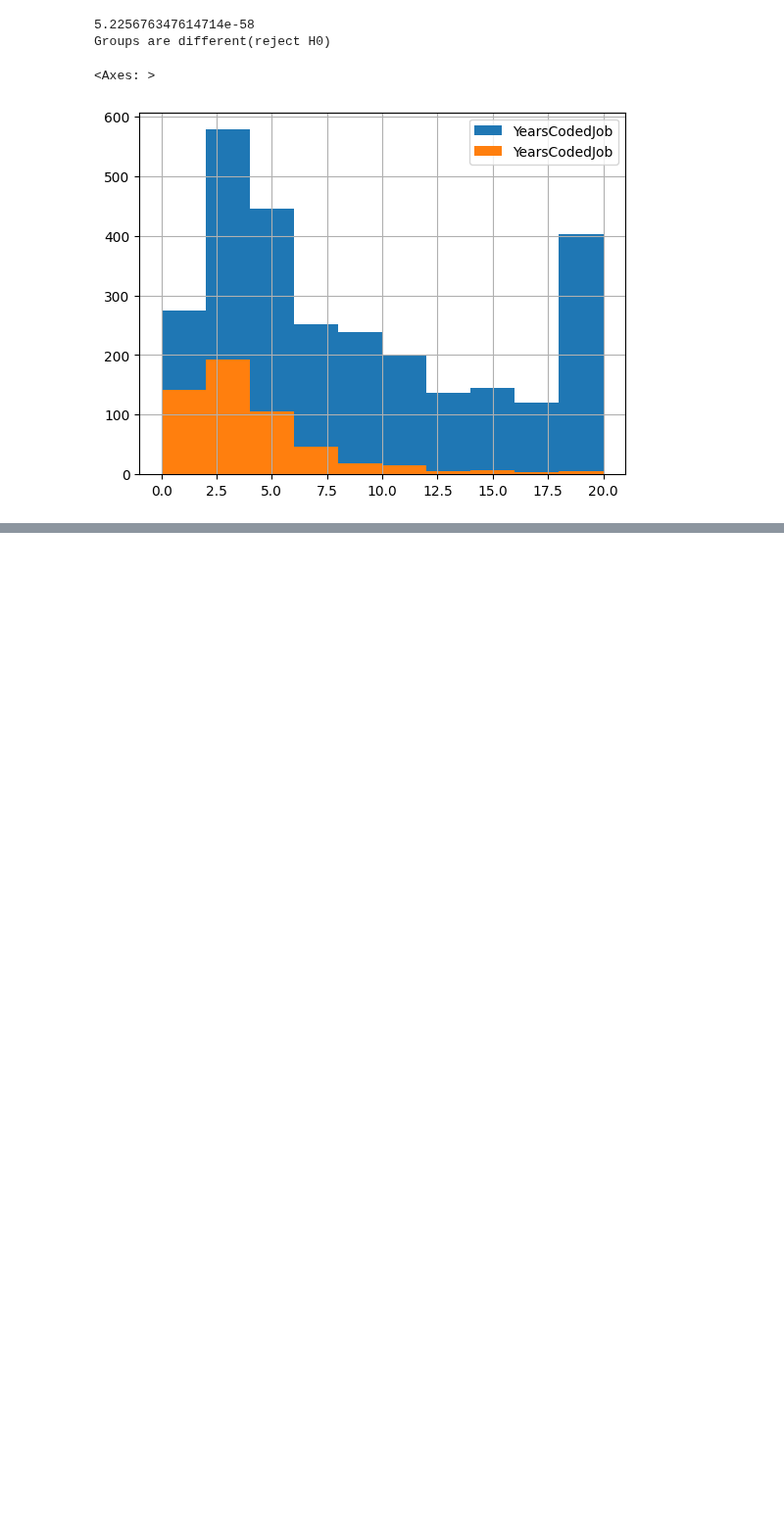
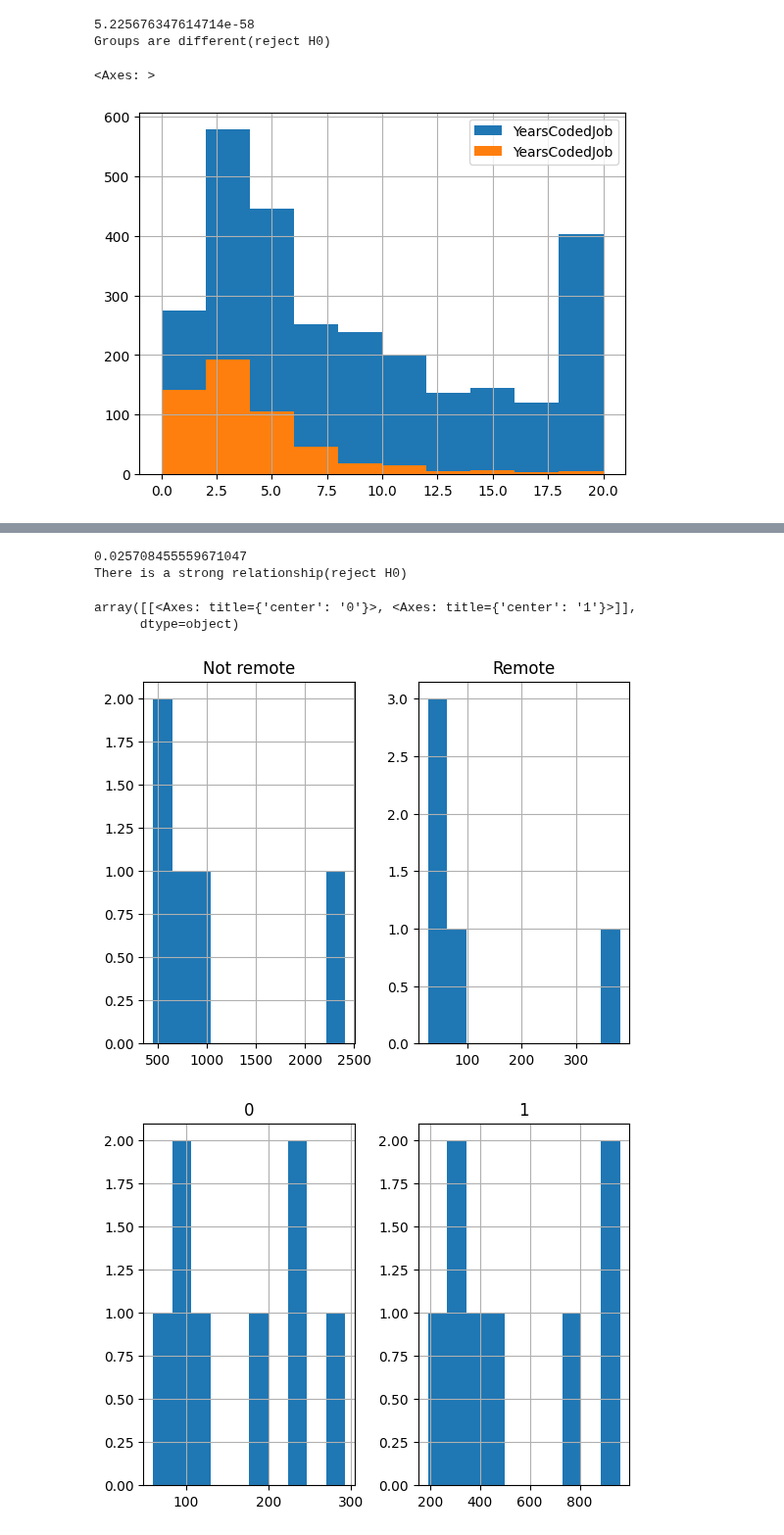
Before and after one commit to FarzanaAkhi/business-analysis-p1, a Jupyter notebook: notebooks/intermediary_Statistics.ipynb, the cells around one changed output, grey strips where cells are left out. Shown at 98% size. Cells and saved outputs as stored; diff of their text form; code cells hidden in the pictures; blank space fills up the shorter version.

```diff
--- a/notebooks/intermediary_Statistics.ipynb
+++ b/notebooks/intermediary_Statistics.ipynb
@@ -434,0 +437,5 @@ experience_ind.hist(legend= True)
+# %%
+#Cross tabulation
+tab = pd.crosstab(index= data2.Country,
+                  columns= data2.Remote)
+tab
@@ -434,0 +473,6 @@ experience_ind.hist(legend= True)
+# %%
+#Exercise
+
+tab2 = pd.crosstab(index= data2.CompanySizeNumber,
+                  columns= data2.Hobby)
+tab2
@@ -434,0 +501,19 @@ experience_ind.hist(legend= True)
+# %%
+chi2, p, dof, exp= st.chi2_contingency(tab2)
+print(p)
+if p > 0.05:
+    print('There is no relationship (fail to reject H0)')
+else:
+    print('There is a strong relationship(reject H0)')
+# %% [output]
+0.025708455559671047
+There is a strong relationship(reject H0)
+# %%
+#Histogram
+tab.hist()
+tab2.hist()
+# %% [output]
+array([[<Axes: title={'center': '0'}>, <Axes: title={'center': '1'}>]],
+      dtype=object)
+[figure, added]
+[figure, added]
```
Also changed, not shown: parts of 7 cells of this notebook.
